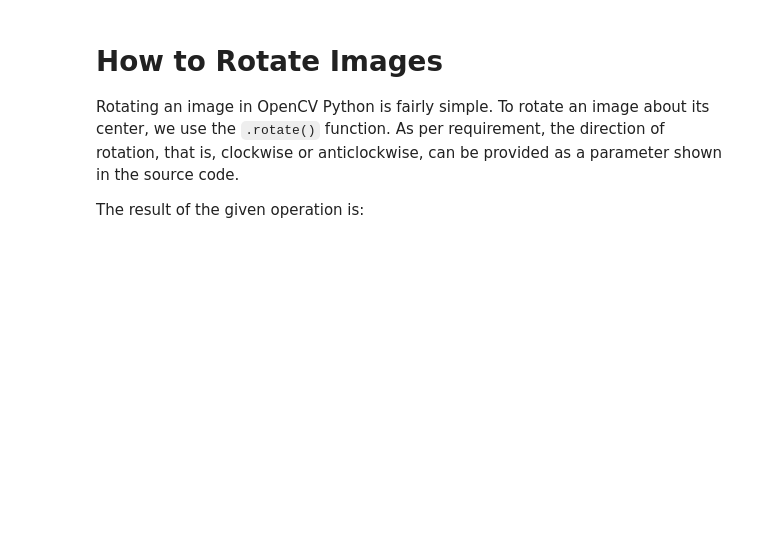
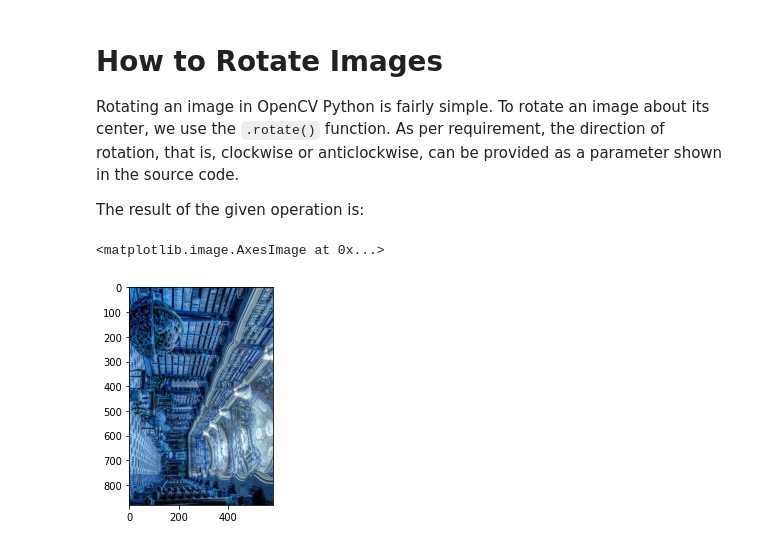
Before and after one commit to SarahEldreny/Computer-Vision-Labs, a Jupyter notebook: OpenCV_Python.ipynb, the cells around one changed output. Drawn from its saved outputs; the diff is of its cells as text; code cells hidden in the pictures; blank space fills up the shorter version.

```diff
--- a/OpenCV_Python.ipynb
+++ b/OpenCV_Python.ipynb
@@ -85,3 +85,9 @@ plt.imshow(decreased_image)
 Rotating an image in OpenCV Python is fairly simple. To rotate an image about its center, we use the `.rotate()` function. As per requirement, the direction of rotation, that is, clockwise or anticlockwise, can be provided as a parameter shown in the source code.
 
 The result of the given operation is:
+# %%
+rotate_image = cv2.rotate(image, cv2.ROTATE_90_CLOCKWISE)
+plt.imshow(rotate_image)
+# %% [output]
+<matplotlib.image.AxesImage at 0x...>
+[figure, added]
```
Also changed, not shown: parts of 17 cells of this notebook.
